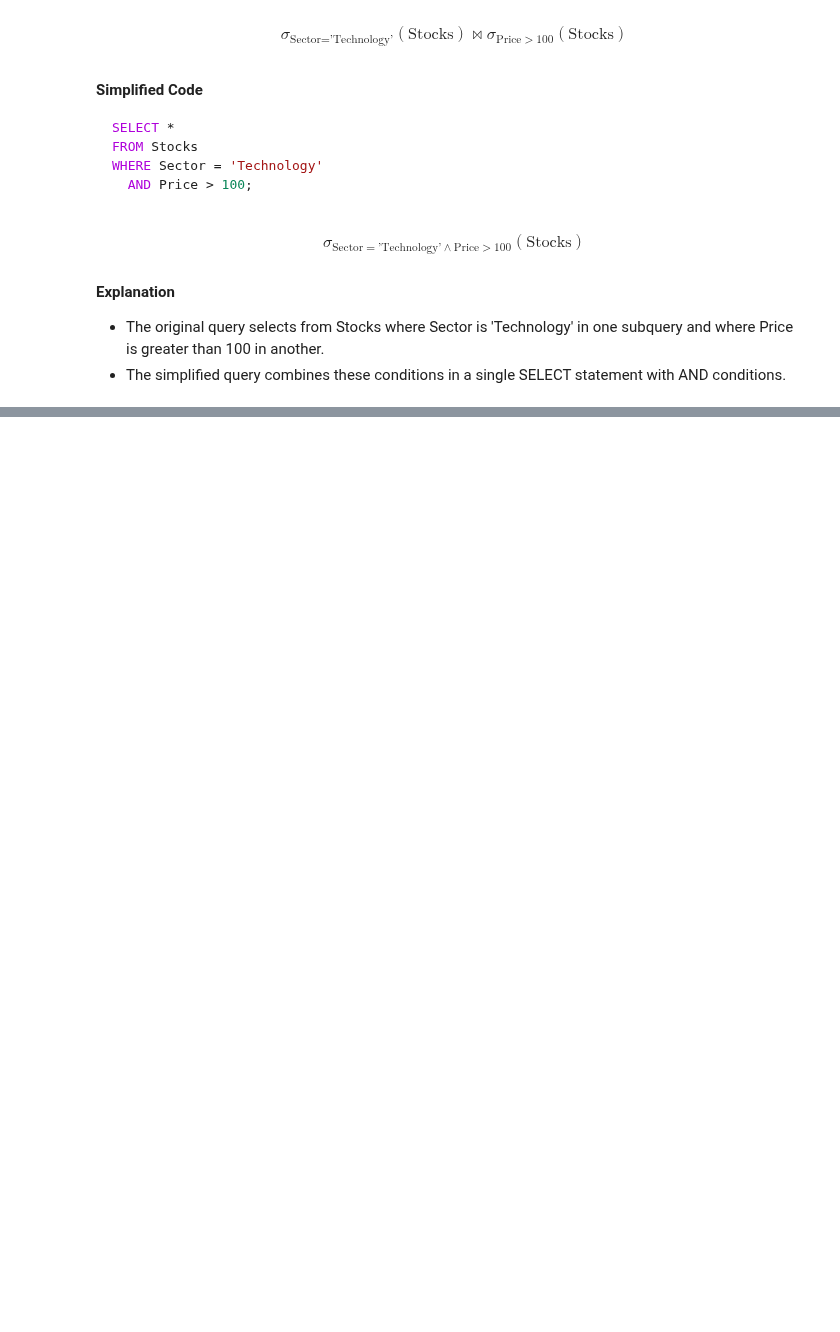
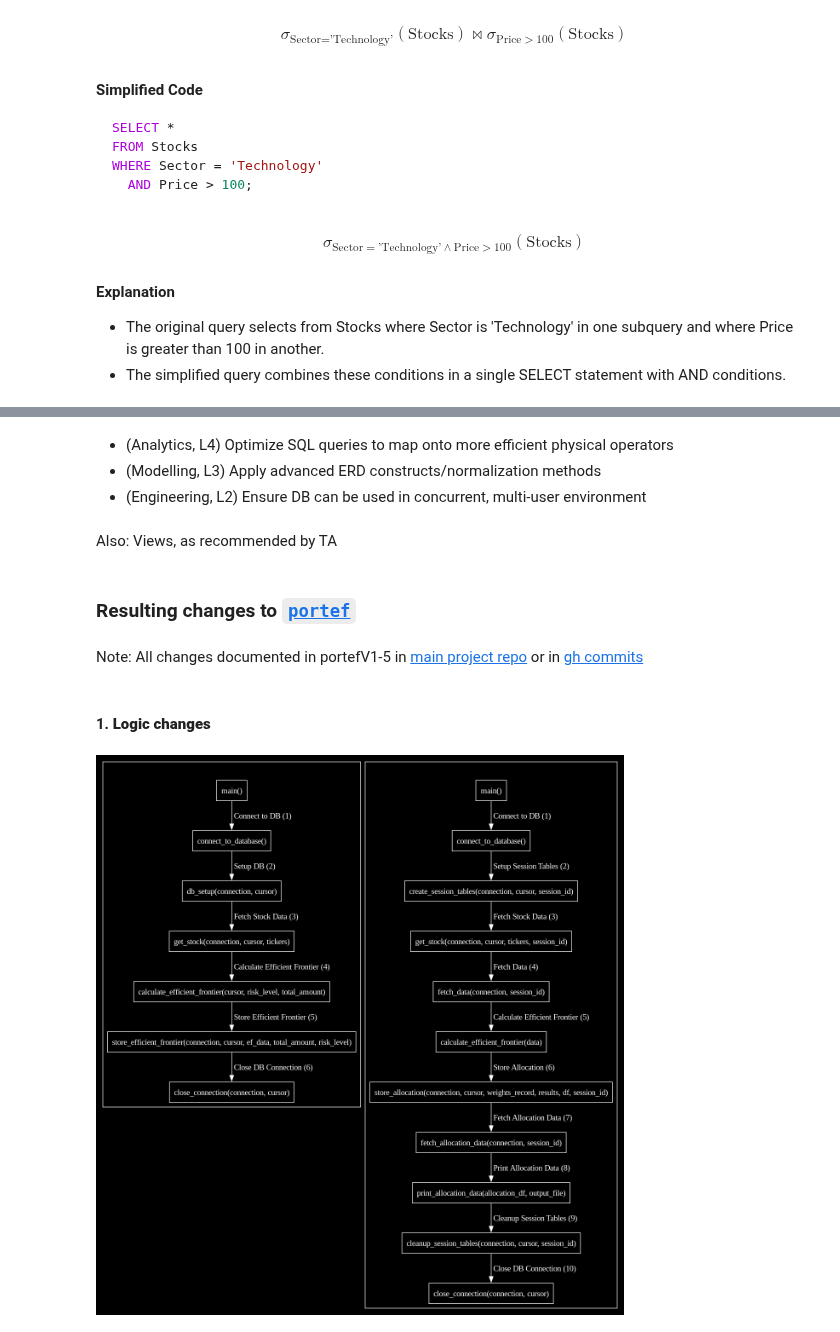
Before and after one commit to CSC370-Project/Risk-Assessment-in-SQL-Python, a Jupyter notebook: Sprint4-AdvSQL/Presentation.ipynb, the cells around one changed output, grey strips where cells are left out. Cells and saved outputs as stored; diff of their text form; code cells hidden in the pictures; blank space fills up the shorter version.

```diff
--- a/Sprint4-AdvSQL/Presentation.ipynb
+++ b/Sprint4-AdvSQL/Presentation.ipynb
@@ -318,0 +325,71 @@ $$
+# %% [markdown]
+-  (Analytics, L4) Optimize SQL queries to map onto more efficient physical operators
+-  (Modelling, L3) Apply advanced ERD constructs/normalization methods
+-  (Engineering, L2) Ensure DB can be used in concurrent, multi-user environment
+# %% [markdown]
+Also: Views, as recommended by TA
+# %% [markdown]
+### Resulting changes to [`portef`](https://github.com/CSC370-Project/portef)
+# %% [markdown]
+Note: All changes documented in portefV1-5 in [main project repo](https://github.com/CSC370-Project/Risk-Assessment-in-SQL-Python) or in [gh commits](https://github.com/CSC370-Project/portef/commits/main)
+# %% [markdown]
+#### 1. **Logic changes**
+# %%
+from graphviz import Digraph
+from IPython.display import display, Image
+
+# Create a new directed graph for the combined output
+dot = Digraph(comment='Program Logic Comparison')
+
+# Set graph attributes for black background and white text/lines
+dot.attr(bgcolor='black')
+dot.attr('node', style='filled', fillcolor='black', fontcolor='white', color='white', shape='box')
+dot.attr('edge', color='white', fontcolor='white')
+
+# Define subgraph for Sprint 3
+with dot.subgraph(name='cluster_sprint3') as sprint3:
+    sprint3.attr(label='Sprint 3', color='white')
+    sprint3.node('A', 'main()')
+    sprint3.node('B', 'connect_to_database()')
+    sprint3.node('C', 'db_setup(connection, cursor)')
+    sprint3.node('D', 'get_stock(connection, cursor, tickers)')
+    sprint3.node('E', 'calculate_efficient_frontier(cursor, risk_level, total_amount)')
+    sprint3.node('F', 'store_efficient_frontier(connection, cursor, ef_data, total_amount, risk_level)')
+    sprint3.node('G', 'close_connection(connection, cursor)')
+    sprint3.edge('A', 'B', ' Connect to DB (1)')
+    sprint3.edge('B', 'C', ' Setup DB (2)')
+    sprint3.edge('C', 'D', ' Fetch Stock Data (3)')
+    sprint3.edge('D', 'E', ' Calculate Efficient Frontier (4)')
+    sprint3.edge('E', 'F', ' Store Efficient Frontier (5)')
+    sprint3.edge('F', 'G', ' Close DB Connection (6)')
+
+# Define subgraph for Sprint 4
+with dot.subgraph(name='cluster_sprint4') as sprint4:
+    sprint4.attr(label='Sprint 4', color='white')
+    sprint4.node('Aa', 'main()')
+    sprint4.node('Bb', 'connect_to_database()')
+    sprint4.node('Cc', 'create_session_tables(connection, cursor, session_id)')
+    sprint4.node('Dd', 'get_stock(connection, cursor, tickers, session_id)')
+    sprint4.node('Ee', 'fetch_data(connection, session_id)')
+    sprint4.node('Ff', 'calculate_efficient_frontier(data)')
+    sprint4.node('Gg', 'store_allocation(connection, cursor, weights_record, results, df, session_id)')
+    sprint4.node('Hh', 'fetch_allocation_data(connection, session_id)')
+    sprint4.node('Ii', 'print_allocation_data(allocation_df, output_file)')
+    sprint4.node('Jj', 'cleanup_session_tables(connection, cursor, session_id)')
+    sprint4.node('Kk', 'close_connection(connection, cursor)')
+    sprint4.edge('Aa', 'Bb', ' Connect to DB (1)')
+    sprint4.edge('Bb', 'Cc', ' Setup Session Tables (2)')
+    sprint4.edge('Cc', 'Dd', ' Fetch Stock Data (3)')
+    sprint4.edge('Dd', 'Ee', ' Fetch Data (4)')
+    sprint4.edge('Ee', 'Ff', ' Calculate Efficient Frontier (5)')
+    sprint4.edge('Ff', 'Gg', ' Store Allocation (6)')
+    sprint4.edge('Gg', 'Hh', ' Fetch Allocation Data (7)')
+    sprint4.edge('Hh', 'Ii', ' Print Allocation Data (8)')
+    sprint4.edge('Ii', 'Jj', ' Cleanup Session Tables (9)')
+    sprint4.edge('Jj', 'Kk', ' Close DB Connection (10)')
+
+# Render the graph to a file and display it
+dot.render('program_logic_comparison', format='png')
+display(Image(filename='program_logic_comparison.png'))
+# %% [output]
+[figure, added]
```
Also changed, not shown: parts of 37 cells of this notebook, 6 other files.
